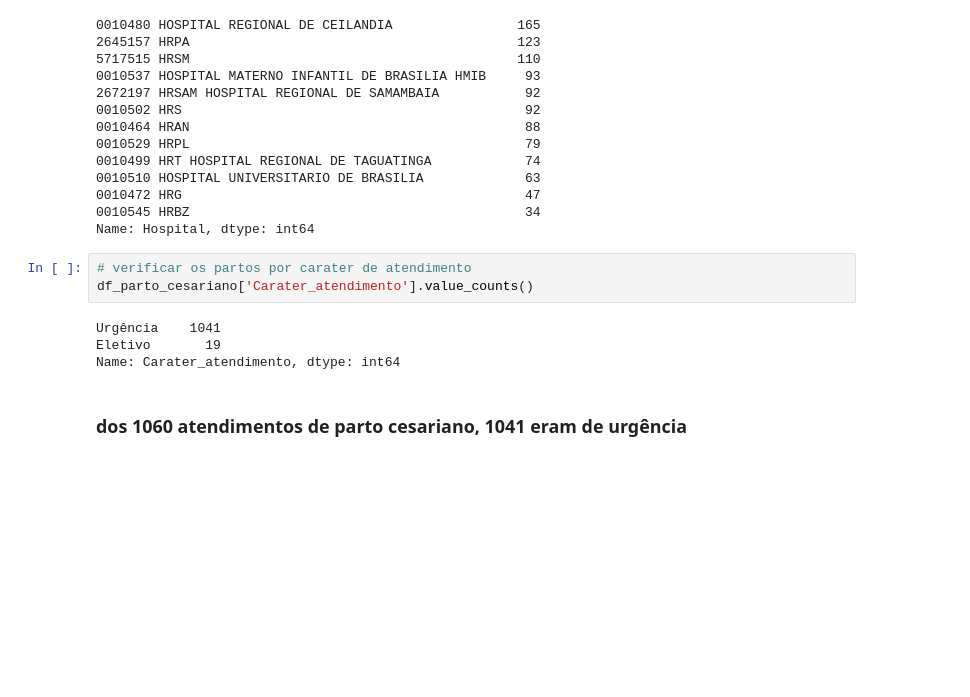
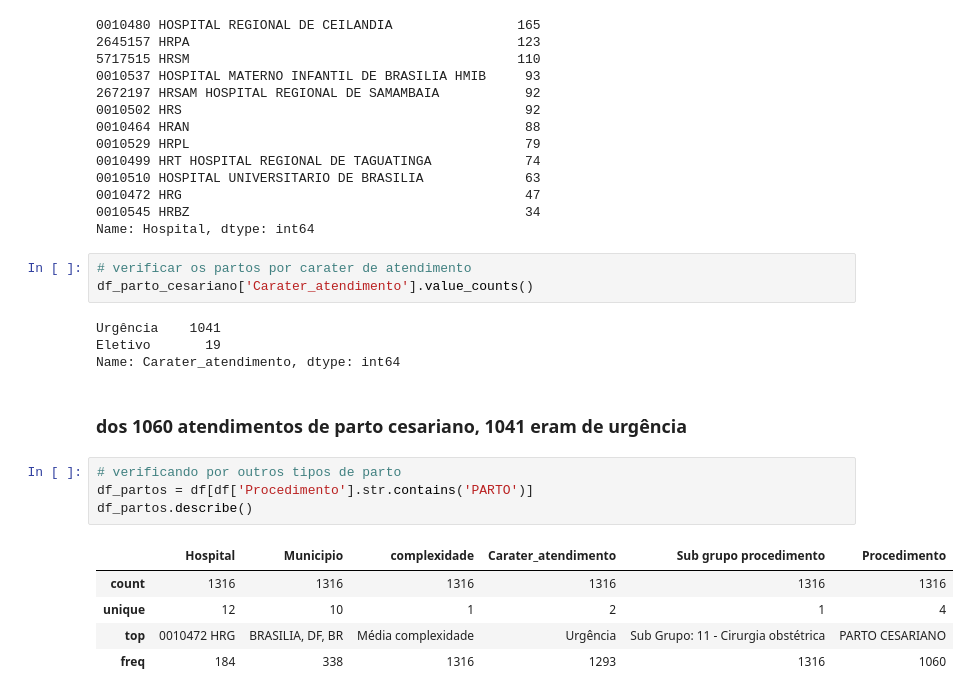
Before and after one commit to Jandersolutions/DataScience, a Jupyter notebook: csv_cirurgias.ipynb, the cells around one changed output. Saved outputs shown, nothing was run; the diff lists cells and outputs as text; blank space fills up the shorter version.

Commit message:
add csv_cirurgia

```diff
--- a/csv_cirurgias.ipynb
+++ b/csv_cirurgias.ipynb
@@ -445,3 +445,13 @@ Eletivo       19
 Name: Carater_atendimento, dtype: int64
 # %% [markdown]
 ### dos 1060 atendimentos de parto cesariano, 1041 eram de urgência
+# %%
+# verificando por outros tipos de parto
+df_partos = df[df['Procedimento'].str.contains('PARTO')]
+df_partos.describe()
+# %% [output]
+|  | Hospital | Municipio | complexidade | Carater_atendimento | Sub grupo procedimento | Procedimento |
+| count | 1316 | 1316 | 1316 | 1316 | 1316 | 1316 |
+| unique | 12 | 10 | 1 | 2 | 1 | 4 |
+| top | 0010472 HRG | BRASILIA, DF, BR | Média complexidade | Urgência | Sub Grupo: 11 - Cirurgia obstétrica | PARTO CESARIANO |
+| freq | 184 | 338 | 1316 | 1293 | 1316 | 1060 |
```
Also changed, not shown: parts of 6 cells of this notebook.
